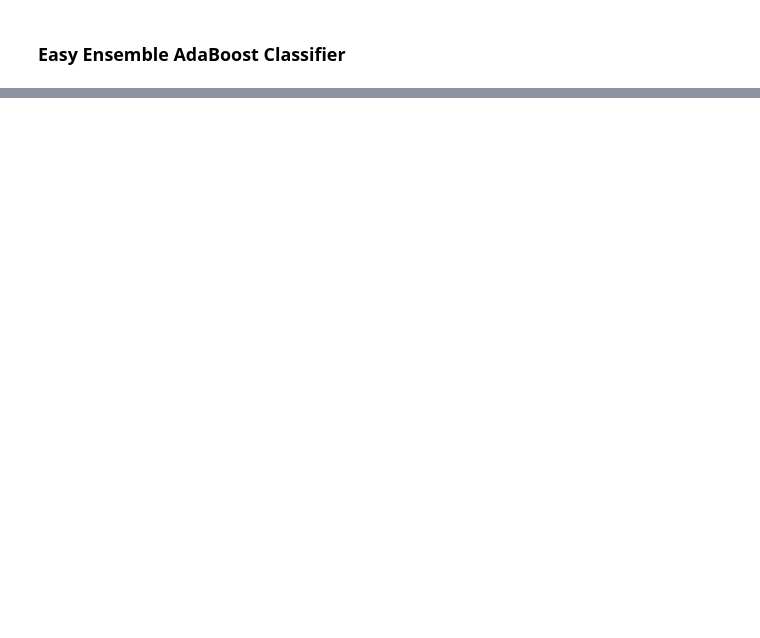
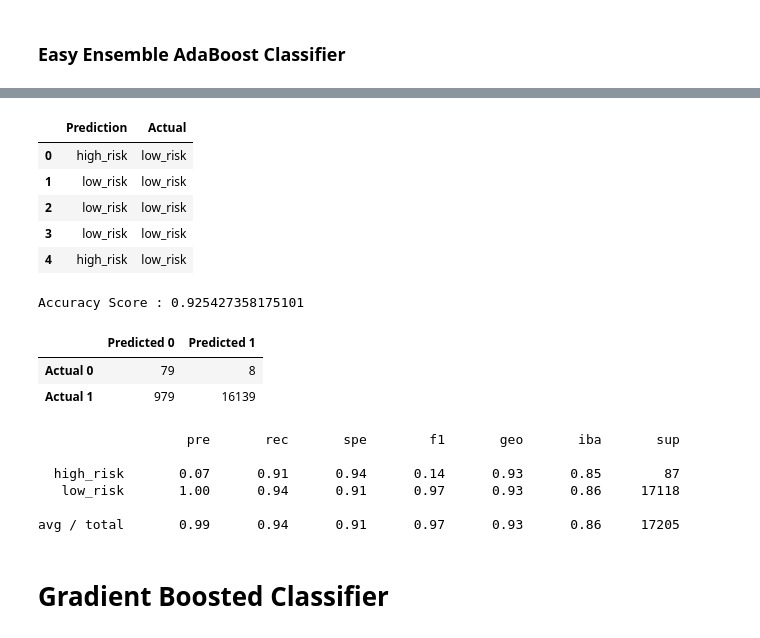
Before and after one commit to CPix18/MyFinTechRepo, a Jupyter notebook: HW8- Machine Learning/1/Starter_Code/credit_risk_ensemble.ipynb, the cells around one changed output, grey strips where cells are left out. Drawn from its saved outputs; the diff is of its cells as text; code cells hidden in the pictures; blank space fills up the shorter version.

```diff
--- a/HW8- Machine Learning/1/Starter_Code/credit_risk_ensemble.ipynb
+++ b/HW8- Machine Learning/1/Starter_Code/credit_risk_ensemble.ipynb
@@ -84,7 +85,10 @@ df.head()
 # Split the Data into Training and Testing
 # %%
 # Create our features
+X = df.copy()
 X = df.drop(columns = ['loan_status'])
+X = pd.get_dummies(X)
 
 # Create our target
 y = df['loan_status']
+y.head()
@@ -192,0 +199,47 @@ EasyEnsembleClassifier(base_estimator=None, n_estimators=100, n_jobs=1,
+# %%
+# Create a classifier object
+from imblearn.ensemble import EasyEnsembleClassifier
+eec = EasyEnsembleClassifier(n_estimators=100, random_state=1)
+eec.fit(X_train, y_train)
+predictions = eec.predict(X_test)
+pd.DataFrame({"Prediction": predictions, "Actual": y_test.ravel()}).head()
+# %% [output]
+|  | Prediction | Actual |
+| 0 | high_risk | low_risk |
+| 1 | low_risk | low_risk |
+| 2 | low_risk | low_risk |
+| 3 | low_risk | low_risk |
+| 4 | high_risk | low_risk |
+# %%
+# Accuracy Score
+acc_score = balanced_accuracy_score(y_test, predictions)
+print(f"Accuracy Score : {acc_score}")
+# %% [output]
+Accuracy Score : 0.925427358175101
+# %%
+# Create confusion matrix
+cm = confusion_matrix(y_test, predictions)
+cm_df = pd.DataFrame(
+    cm, index=["Actual 0", "Actual 1"],
+    columns=["Predicted 0", "Predicted 1"]
+)
+
+display(cm_df)
+# %% [output]
+|  | Predicted 0 | Predicted 1 |
+| Actual 0 | 79 | 8 |
+| Actual 1 | 979 | 16139 |
+# %%
+# Print the imbalanced classification report
+from imblearn.metrics import classification_report_imbalanced
+
+print(classification_report_imbalanced(y_test, predictions))
+# %% [output]
+                   pre       rec       spe        f1       geo       iba       sup
+
+  high_risk       0.07      0.91      0.94      0.14      0.93      0.85        87
+   low_risk       1.00      0.94      0.91      0.97      0.93      0.86     17118
+
+avg / total       0.99      0.94      0.91      0.97      0.93      0.86     17205
+# %% [markdown]
+# Gradient Boosted Classifier
```
Also changed, not shown: parts of 18 cells of this notebook, 9 other files.
